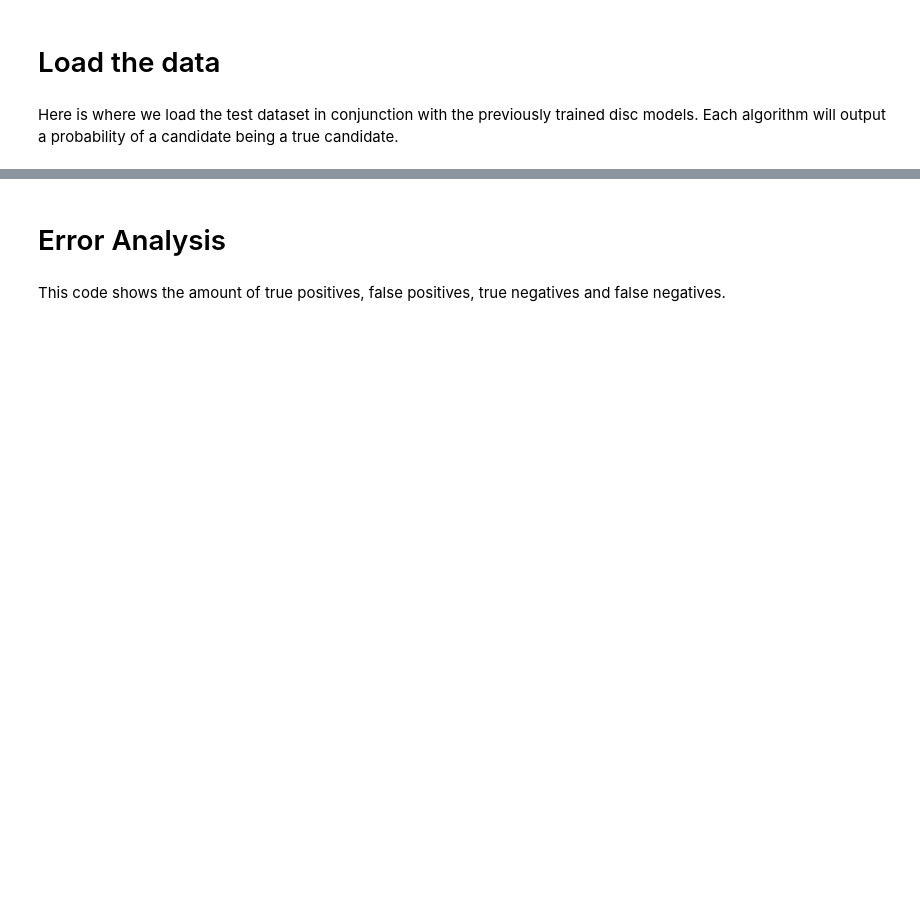
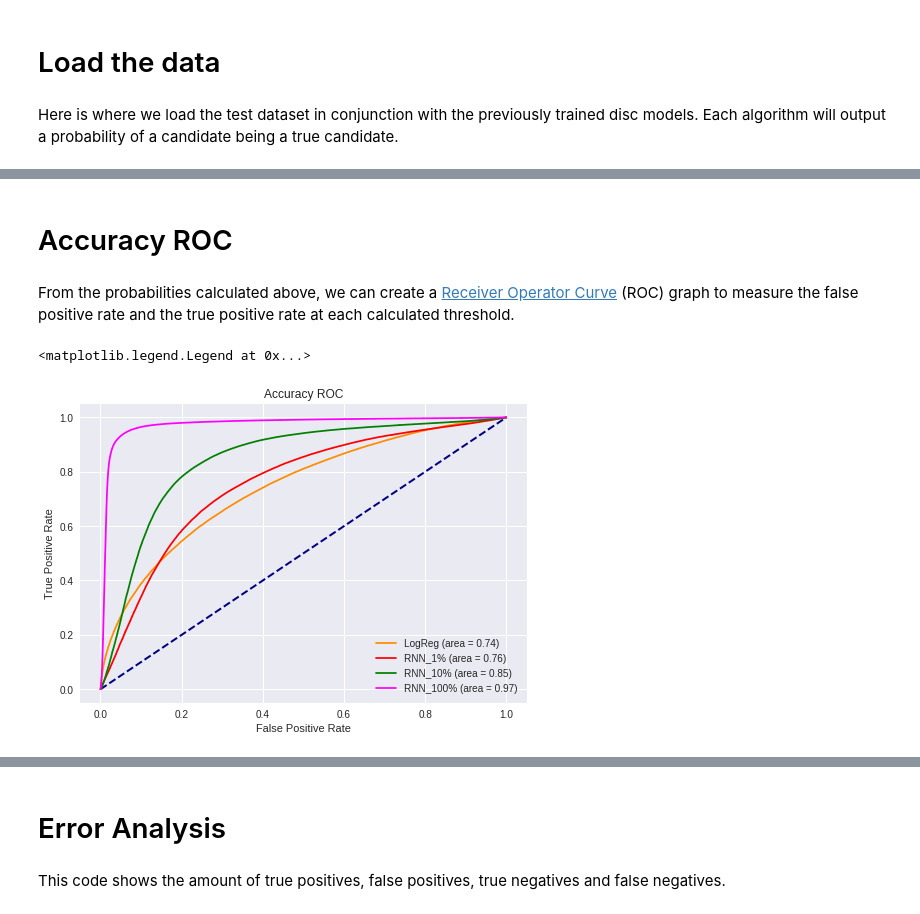
Before and after one commit to greenelab/snorkeling, a Jupyter notebook: All_Relationships/5.data-analysis.ipynb, the cells around one changed output, grey strips where cells are left out. Drawn from its saved outputs; the diff is of its cells as text; code cells hidden in the pictures; blank space fills up the shorter version.

```diff
--- a/All_Relationships/5.data-analysis.ipynb
+++ b/All_Relationships/5.data-analysis.ipynb
@@ -106,0 +76,22 @@ neg_features_df.sort_values("Frequency", ascending=False).to_csv("NEG_LR_Feat.cs
+# %% [markdown]
+# Accuracy ROC
+# %% [markdown]
+From the probabilities calculated above, we can create a [Receiver Operator Curve](http://scikit-learn.org/stable/auto_examples/model_selection/plot_roc.html) (ROC) graph to measure the false positive rate and the true positive rate at each calculated threshold.
+# %%
+models = ["LR_Marginals", "RNN_1_Marginals", "RNN_10_Marginals", "RNN_Full_Marginals"]
+model_colors = ["darkorange", "red", "green", "magenta"]
+model_labels = ["LogReg", "RNN_1%", "RNN_10%", "RNN_100%"]
+plt.plot([0, 1], [0, 1], color='navy', lw=2, linestyle='--')
+
+for model_label, marginal_label, color in zip(model_labels, models, model_colors):
+    fpr, tpr, _= roc_curve(model_marginals["True Labels"], model_marginals[marginal_label])
+    model_auc = auc(fpr, tpr)
+    plt.plot(fpr, tpr, color=color, label="{} (area = {:0.2f})".format(model_label, model_auc))
+
+plt.xlabel('False Positive Rate')
+plt.ylabel('True Positive Rate')
+plt.title('Accuracy ROC')
+plt.legend(loc="lower right")
+# %% [output]
+<matplotlib.legend.Legend at 0x...>
+[figure, added]
```
Also changed, not shown: parts of 69 cells of this notebook, 2 other files.
